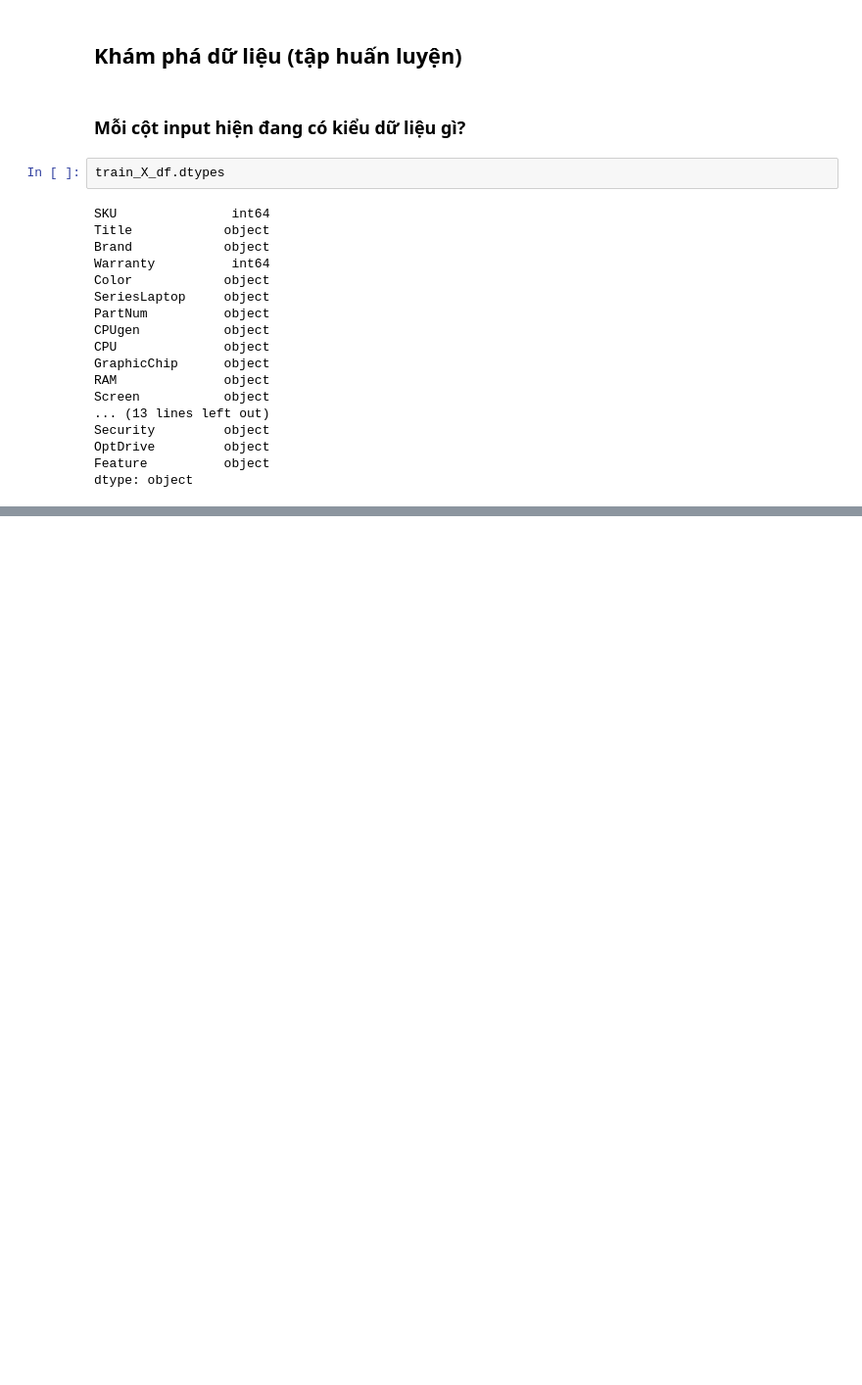
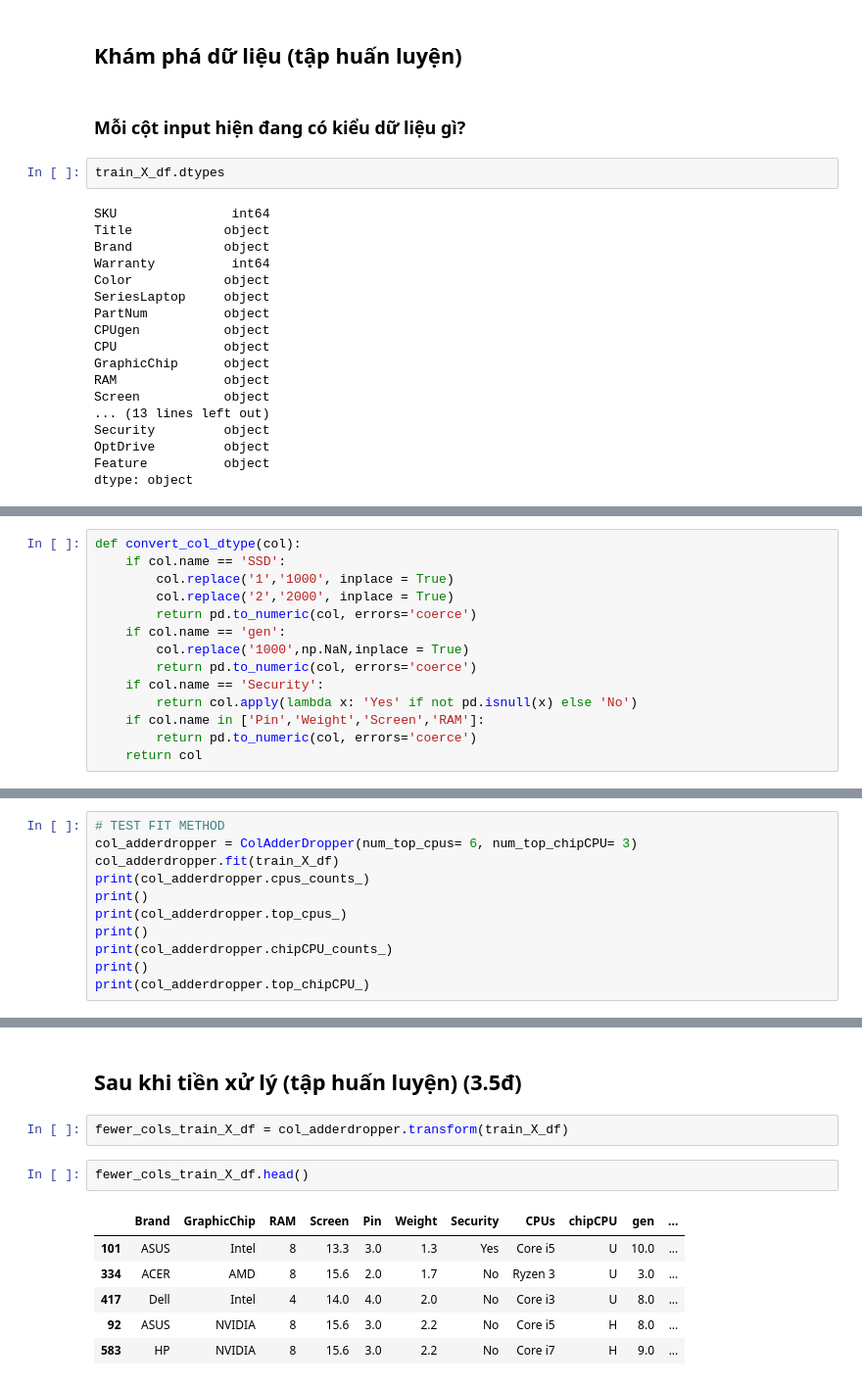
Before and after one commit to trucnguyen13/Simple_ML_project, a Jupyter notebook: MLP_TRUC.ipynb, the cells around one changed output, grey strips where cells are left out. Shown: that part at 98% size. Cells and saved outputs as stored; diff of their text form; blank space fills up the shorter version.

```diff
--- a/MLP_TRUC.ipynb
+++ b/MLP_TRUC.ipynb
@@ -67,0 +119,14 @@ dtype: object
+# %%
+def convert_col_dtype(col):
+    if col.name == 'SSD':
+        col.replace('1','1000', inplace = True)
+        col.replace('2','2000', inplace = True)
+        return pd.to_numeric(col, errors='coerce')
+    if col.name == 'gen':
+        col.replace('1000',np.NaN,inplace = True)
+        return pd.to_numeric(col, errors='coerce')
+    if col.name == 'Security':
+        return col.apply(lambda x: 'Yes' if not pd.isnull(x) else 'No')
+    if col.name in ['Pin','Weight','Screen','RAM']:
+        return pd.to_numeric(col, errors='coerce')
+    return col
@@ -67,0 +179,11 @@ dtype: object
+# %%
+# TEST FIT METHOD
+col_adderdropper = ColAdderDropper(num_top_cpus= 6, num_top_chipCPU= 3)
+col_adderdropper.fit(train_X_df)
+print(col_adderdropper.cpus_counts_)
+print()
+print(col_adderdropper.top_cpus_)
+print()
+print(col_adderdropper.chipCPU_counts_)
+print()
+print(col_adderdropper.top_chipCPU_)
@@ -67,0 +208,13 @@ dtype: object
+# %% [markdown]
+## Sau khi tiền xử lý (tập huấn luyện) (3.5đ)
+# %%
+fewer_cols_train_X_df = col_adderdropper.transform(train_X_df)
+# %%
+fewer_cols_train_X_df.head()
+# %% [output]
+|  | Brand | GraphicChip | RAM | Screen | Pin | Weight | Security | CPUs | chipCPU | gen | ... |
+| 101 | ASUS | Intel | 8 | 13.3 | 3.0 | 1.3 | Yes | Core i5 | U | 10.0 | ... |
+| 334 | ACER | AMD | 8 | 15.6 | 2.0 | 1.7 | No | Ryzen 3 | U | 3.0 | ... |
+| 417 | Dell | Intel | 4 | 14.0 | 4.0 | 2.0 | No | Core i3 | U | 8.0 | ... |
+| 92 | ASUS | NVIDIA | 8 | 15.6 | 3.0 | 2.2 | No | Core i5 | H | 8.0 | ... |
+| 583 | HP | NVIDIA | 8 | 15.6 | 3.0 | 2.2 | No | Core i7 | H | 9.0 | ... |
```
Also changed, not shown: parts of 24 cells of this notebook.
